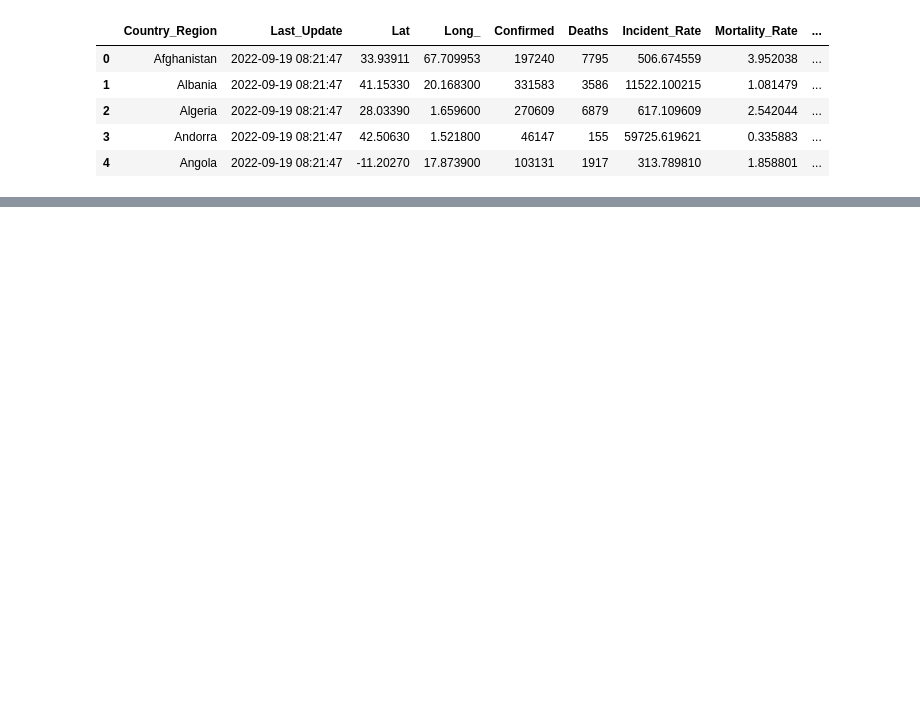
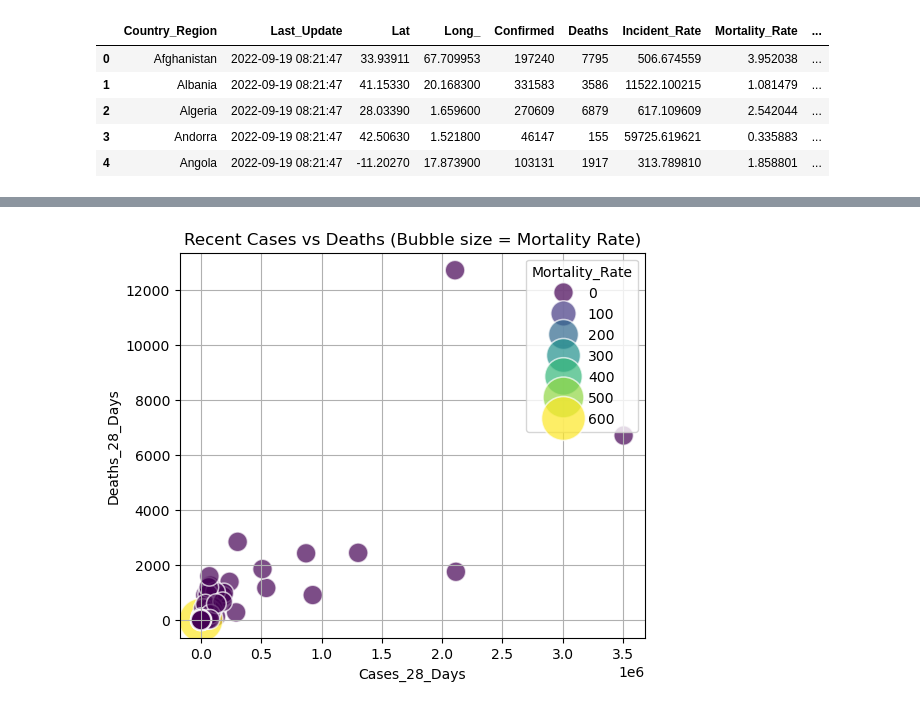
Before and after one commit to Riyocodeart/Covid_19-Data-analysis, a Jupyter notebook: Analysis.ipynb, the cells around one changed output, grey strips where cells are left out. Cells and saved outputs as stored; diff of their text form; code cells hidden in the pictures; blank space fills up the shorter version.

```diff
--- a/Analysis.ipynb
+++ b/Analysis.ipynb
@@ -142,0 +234,3 @@ cd.head()
+# %%
+cd['Recent_Case_Ratio'] = cd['Cases_28_Days'] / cd['Confirmed']
+cd['Recent_Death_Ratio'] = cd['Deaths_28_Days'] / cd['Deaths']
@@ -142,0 +266,2 @@ cd.head()
+# %%
+cd['decCase'] = cd['Cases_28_Days']/cd['Confirmed'] * 100
@@ -142,0 +301,9 @@ cd.head()
+# %%
+plt.figure(figsize=(6, 5))
+sns.scatterplot(data=cd, x="Cases_28_Days", y="Deaths_28_Days", size="Mortality_Rate", hue="Mortality_Rate",
+                sizes=(200, 1000), palette="viridis", alpha=0.7)
+plt.title("Recent Cases vs Deaths (Bubble size = Mortality Rate)")
+plt.grid(True)
+plt.show()
+# %% [output]
+[figure, added]
```
Also changed, not shown: parts of 21 cells of this notebook, 7 other files.
